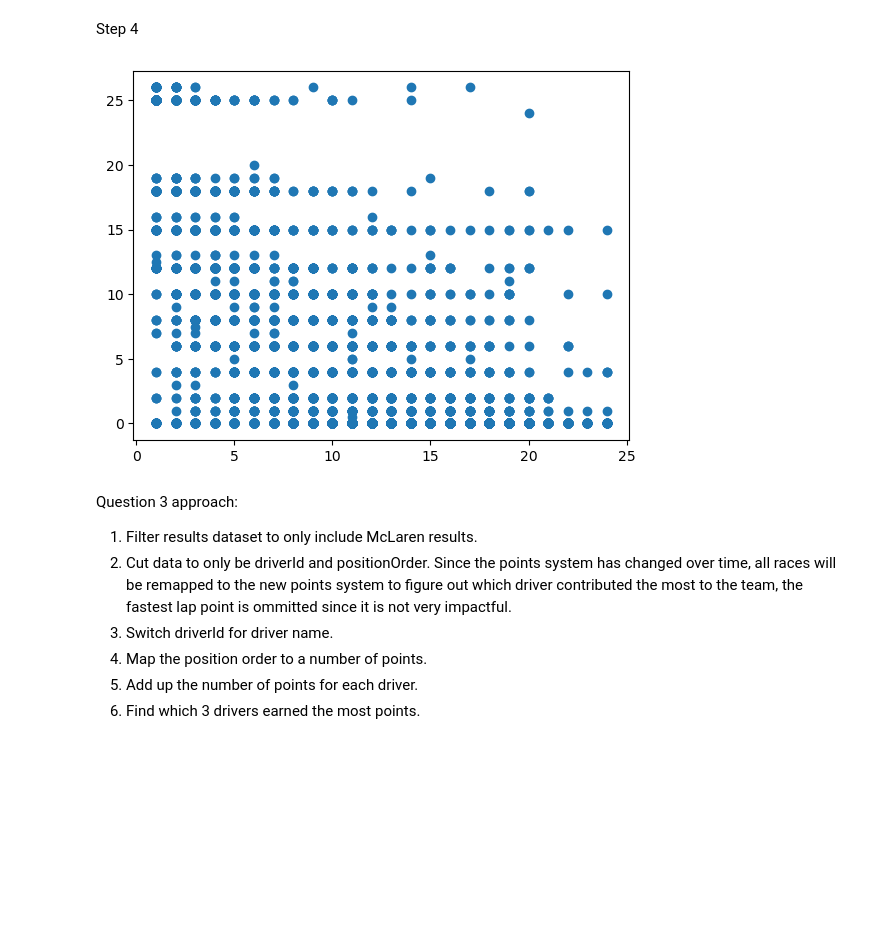
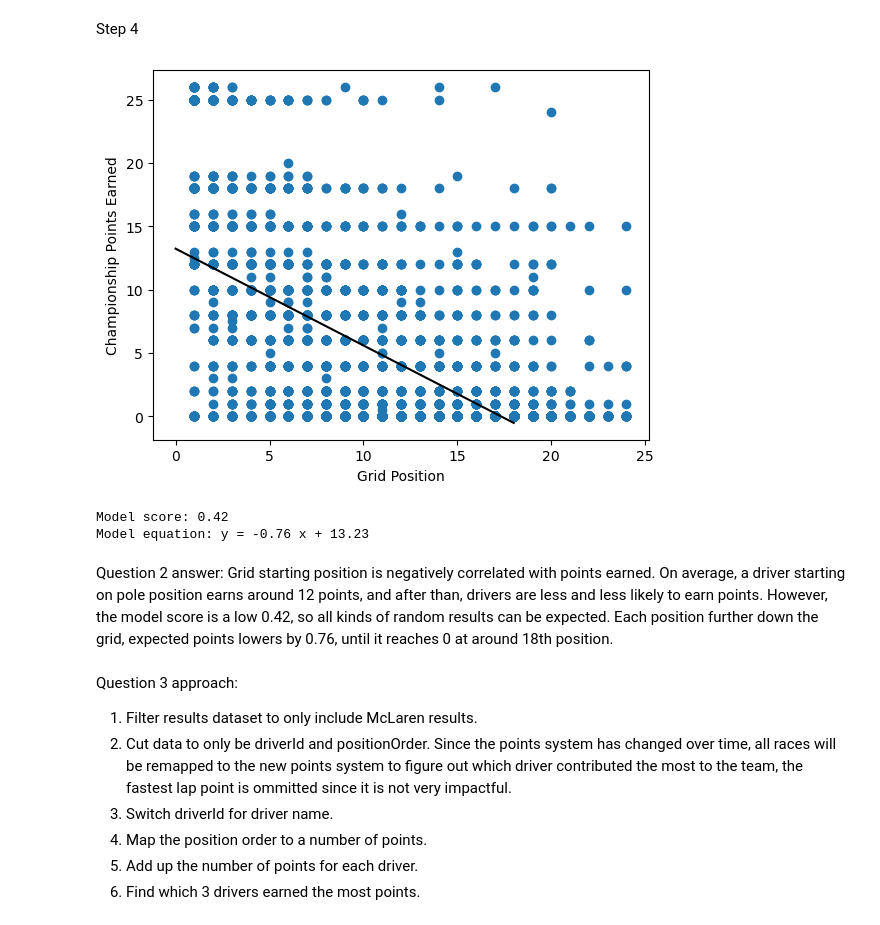
Before and after one commit to LucaA777/F1-Data-Analysis, a Jupyter notebook: AnalyzingData_Formula1.ipynb, the cells around one changed output. Saved outputs shown, nothing was run; the diff lists cells and outputs as text; code cells hidden in the pictures; blank space fills up the shorter version.

```diff
--- a/AnalyzingData_Formula1.ipynb
+++ b/AnalyzingData_Formula1.ipynb
@@ -152,12 +186,34 @@ results = results[results['grid'] >= 1]
 results = results[results['points'] <= 26]
 # %% [markdown]
 Step 4
-# %%
-fig, ax = plt.subplots()
-ax.scatter(results['grid'], results['points'])
-plt.show()
-# %% [output]
-[figure, removed]
+# %%
+#plot data and create linear model
+x = results['grid'].values
+y = results['points'].values
+x = x.reshape(-1, 1)
+y = y.reshape(-1, 1)
+
+#generate linear model
+model = LinearRegression().fit(x, y)
+
+#plot data
+plt.figure()
+plt.scatter(x, y)
+plt.xlabel("Grid Position")
+plt.ylabel("Championship Points Earned")
+plt.plot([0, 18], [model.intercept_[0], model.intercept_[0] + 18 * model.coef_[0][0]], 'k-')
+plt.show()
+
+#print r^2 and equation
+print("Model score:", round(model.score(x, y), 2))
+print("Model equation: y =", round(model.coef_[0][0], 2), "x +", round(model.intercept_[0], 2))
+# %% [output]
+[figure, added]
+Model score: 0.42
+Model equation: y = -0.76 x + 13.23
+# %% [markdown]
+Question 2 answer:
+Grid starting position is negatively correlated with points earned. On average, a driver starting on pole position earns around 12 points, and after than, drivers are less and less likely to earn points. However, the model score is a low 0.42, so all kinds of random results can be expected. Each position further down the grid, expected points lowers by 0.76, until it reaches 0 at around 18th position.
 # %% [markdown]
 Question 3 approach:
 1. Filter results dataset to only include McLaren results.
```
Also changed, not shown: parts of 17 cells of this notebook.
